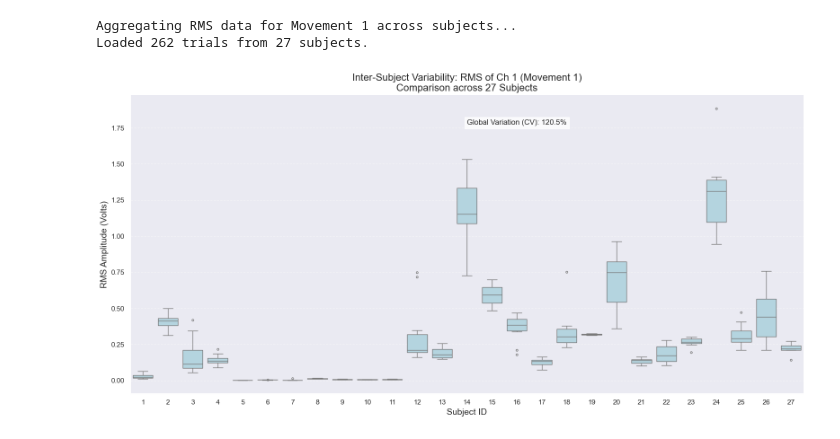
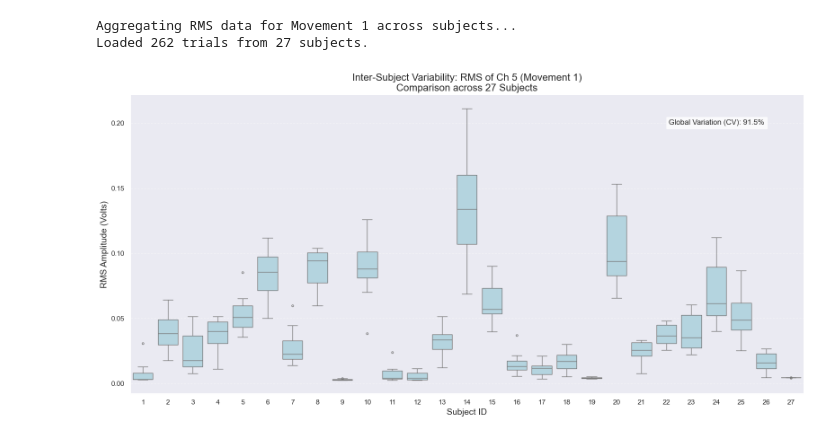
Before and after one commit to spbui00/NX-421-project, a Jupyter notebook: project_2.ipynb, the cells around one changed output. Saved outputs shown, nothing was run; the diff lists cells and outputs as text; code cells hidden in the pictures.

```diff
--- a/project_2.ipynb
+++ b/project_2.ipynb
@@ -712,7 +713,7 @@ Cleaned data saved to: /Users/bui/code/NX-421-project/output/emg/s27/s27_ex1_cle
 target_mov = 1           # Movement to analyze (e.g., 1 = Index Flexion)
 feature_idx = 1          # 1 = RMS
 feature_name = "RMS"
-channel_idx = 0
+channel_idx = 4
 all_subjects_data = []
 
 print(f"Aggregating {feature_name} data for Movement {target_mov} across subjects...")
@@ -757,26 +758,26 @@ Loaded 262 trials from 27 subjects.
 # %%
 plt.figure(figsize=(16, 8))
 
 sns.boxplot(data=df_all, x='Subject', y='Feature Value',
             color='lightblue', fliersize=3, linewidth=1)
 
 plt.title(f"Inter-Subject Variability: {feature_name} of Ch {channel_idx+1} (Movement {target_mov})\n"
           f"Comparison across {df_all['Subject'].nunique()} Subjects", fontsize=16)
 plt.ylabel(f"{feature_name} Amplitude (Volts)", fontsize=14)
 plt.xlabel("Subject ID", fontsize=14)
 plt.grid(axis='y', linestyle='--', alpha=0.5)
 
 # Calculate Coefficient of Variation (CV) to quantify discrepancy
 global_mean = df_all['Feature Value'].mean()
 global_std = df_all['Feature Value'].std()
 cv_pct = (global_std / global_mean) * 100
 
-plt.text(0.5, 0.9, f"Global Variation (CV): {cv_pct:.1f}%",
+plt.text(0.8, 0.9, f"Global Variation (CV): {cv_pct:.1f}%",
          transform=plt.gca().transAxes, fontsize=12,
          bbox=dict(facecolor='white', alpha=0.8))
 
 sns.despine()
 plt.tight_layout()
 plt.show()
 # %% [output]
-[figure, old version]
+[figure, new version]
```
Also changed, not shown: parts of 3 cells of this notebook.
